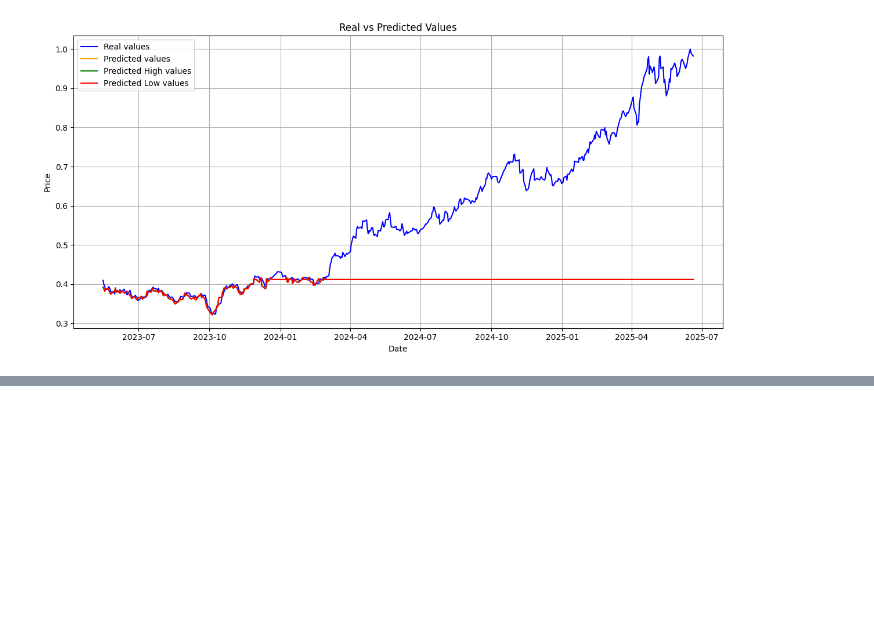
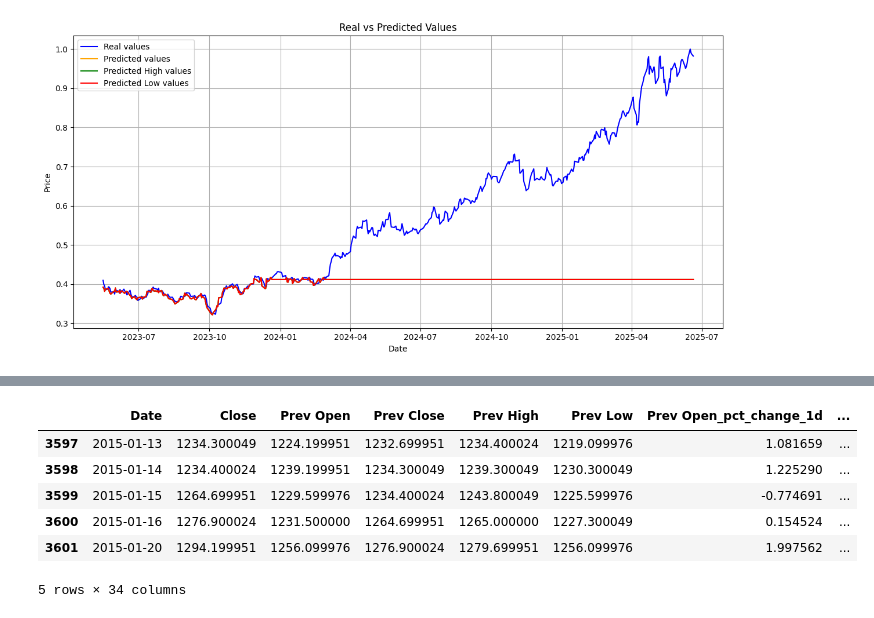
Before and after one commit to sejfovskienes/training_model, a Jupyter notebook: training/train7.ipynb, the cells around one changed output, grey strips where cells are left out. Saved outputs shown, nothing was run; the diff lists cells and outputs as text; code cells hidden in the pictures; blank space fills up the shorter version.

```diff
--- a/training/train7.ipynb
+++ b/training/train7.ipynb
@@ -246,0 +275,12 @@ plt.show()
+# %%
+df = df.dropna()
+# %%
+df.head()
+# %% [output]
+|  | Date | Close | Prev Open | Prev Close | Prev High | Prev Low | Prev Open_pct_change_1d | ... |
+| 3597 | 2015-01-13 | 1234.300049 | 1224.199951 | 1232.699951 | 1234.400024 | 1219.099976 | 1.081659 | ... |
+| 3598 | 2015-01-14 | 1234.400024 | 1239.199951 | 1234.300049 | 1239.300049 | 1230.300049 | 1.225290 | ... |
+| 3599 | 2015-01-15 | 1264.699951 | 1229.599976 | 1234.400024 | 1243.800049 | 1225.599976 | -0.774691 | ... |
+| 3600 | 2015-01-16 | 1276.900024 | 1231.500000 | 1264.699951 | 1265.000000 | 1227.300049 | 0.154524 | ... |
+| 3601 | 2015-01-20 | 1294.199951 | 1256.099976 | 1276.900024 | 1279.699951 | 1256.099976 | 1.997562 | ... |
+5 rows × 34 columns
```
Also changed, not shown: parts of 9 cells of this notebook, 2 other files.
